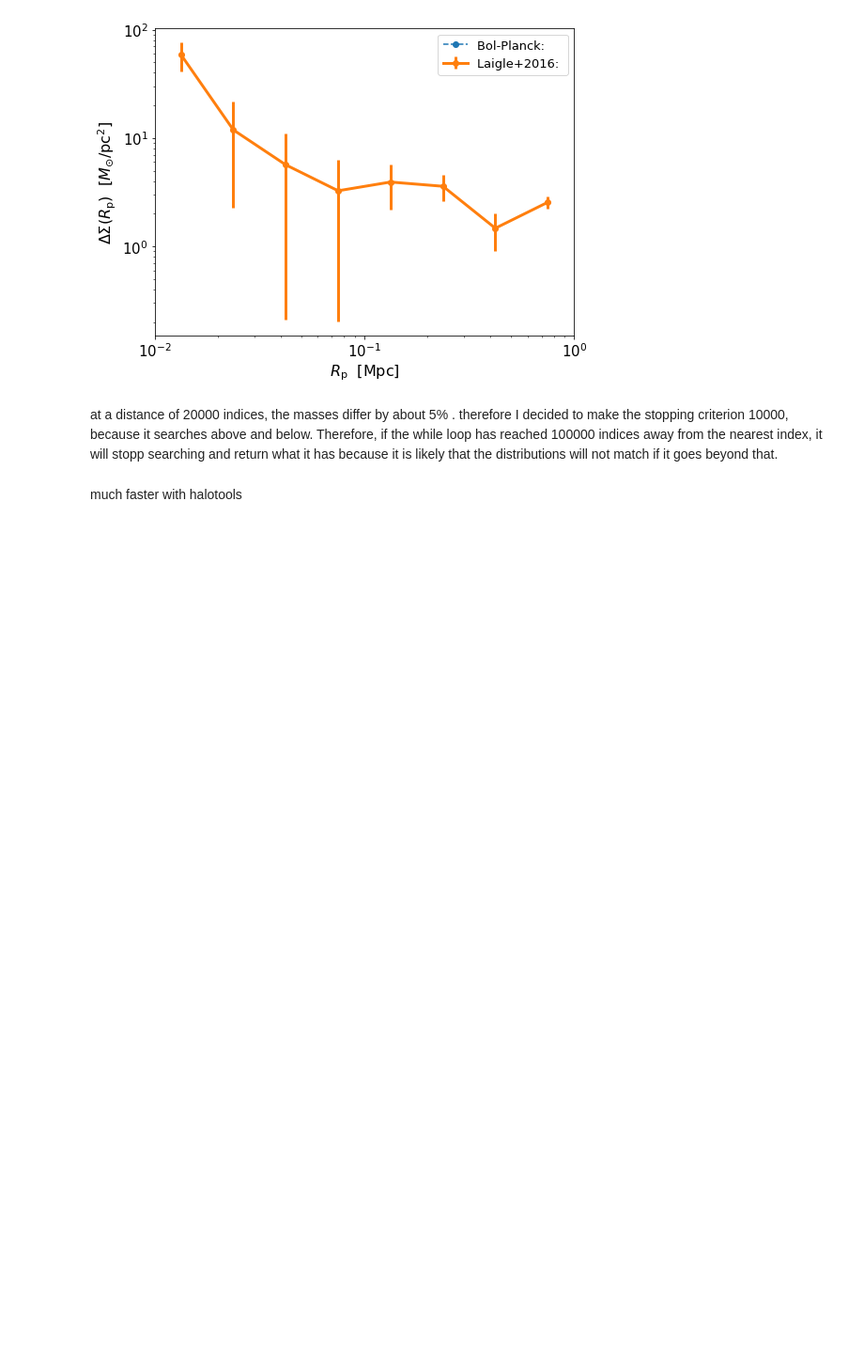
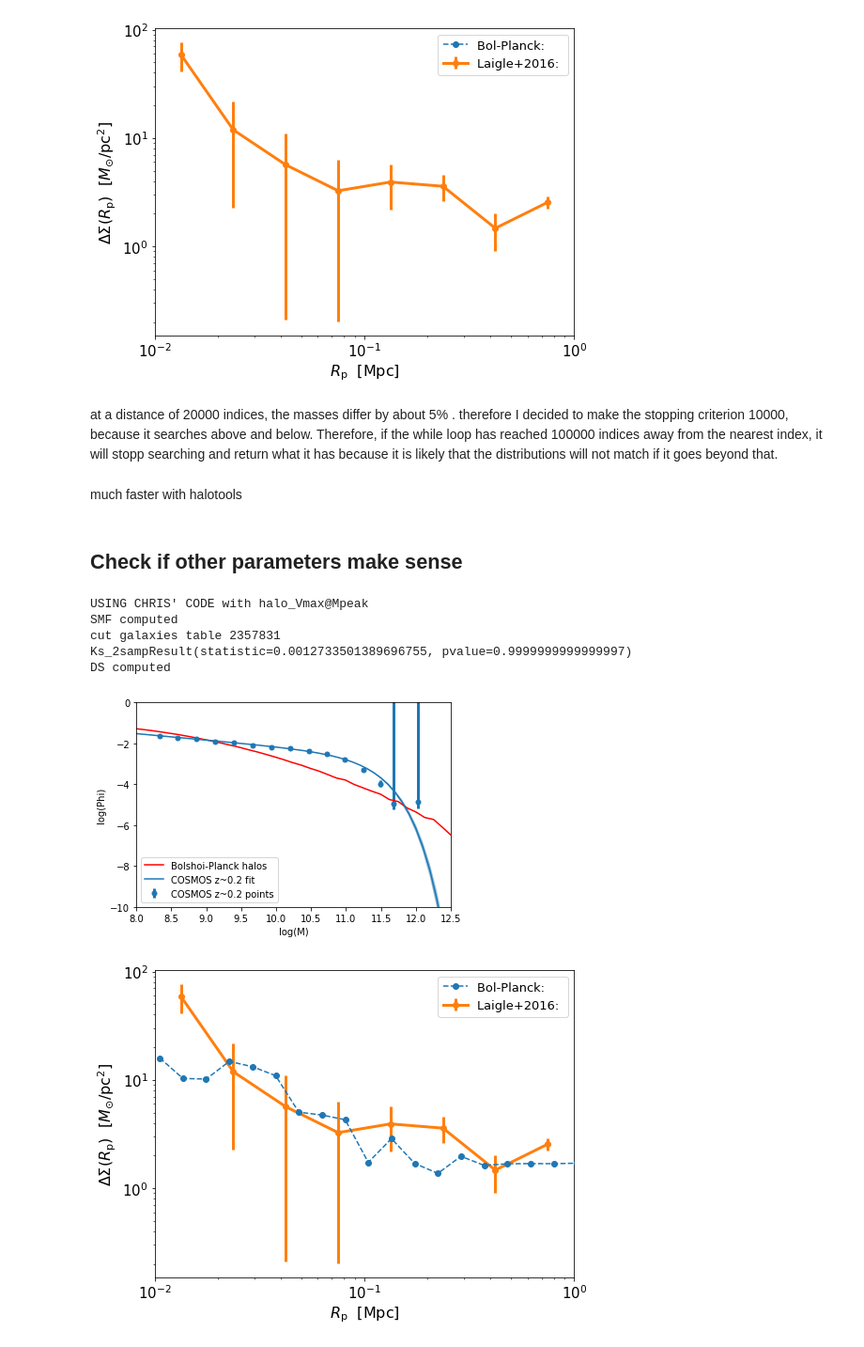
Before and after one commit to f-ardila/dwarf_lensing, a Jupyter notebook: MCMC/notebooks/MCMC_development.ipynb, the cells around one changed output. Shown at 94% size. Cells and saved outputs as stored; diff of their text form; code cells hidden in the pictures; blank space fills up the shorter version.

Commit message:
testing to determine bounds for new parameters

```diff
--- a/MCMC/notebooks/MCMC_development.ipynb
+++ b/MCMC/notebooks/MCMC_development.ipynb
@@ -484,3 +484,19 @@ DS computed
 at a distance of 20000 indices, the masses differ by about 5% . therefore I decided to make the stopping criterion 10000, because it searches above and below. Therefore, if the while loop has reached 100000 indices away from the nearest index, it will stopp searching and return what it has because it is likely that the distributions will not match if it goes beyond that.
 # %% [markdown]
 much faster with halotools
+# %% [markdown]
+## Check if other parameters make sense
+# %%
+params = [0.4,0.2, 4.0, 10.91, 0.45, 0.3, 0.2]
+config['sim_mass_x_field'] = 'halo_Vmax@Mpeak'
+# config['sim_mass_x_field'] = 'halo_mvir'
+config['sim_halotools'] = False
+plot_from_params(params, config, cosmos_data, sim_data)
+# %% [output]
+USING CHRIS' CODE with halo_Vmax@Mpeak
+SMF computed
+cut galaxies table 2357831
+Ks_2sampResult(statistic=0.0012733501389696755, pvalue=0.9999999999999997)
+DS computed
+[figure, added]
+[figure, added]
```
Also changed, not shown: parts of 1 cell of this notebook.
